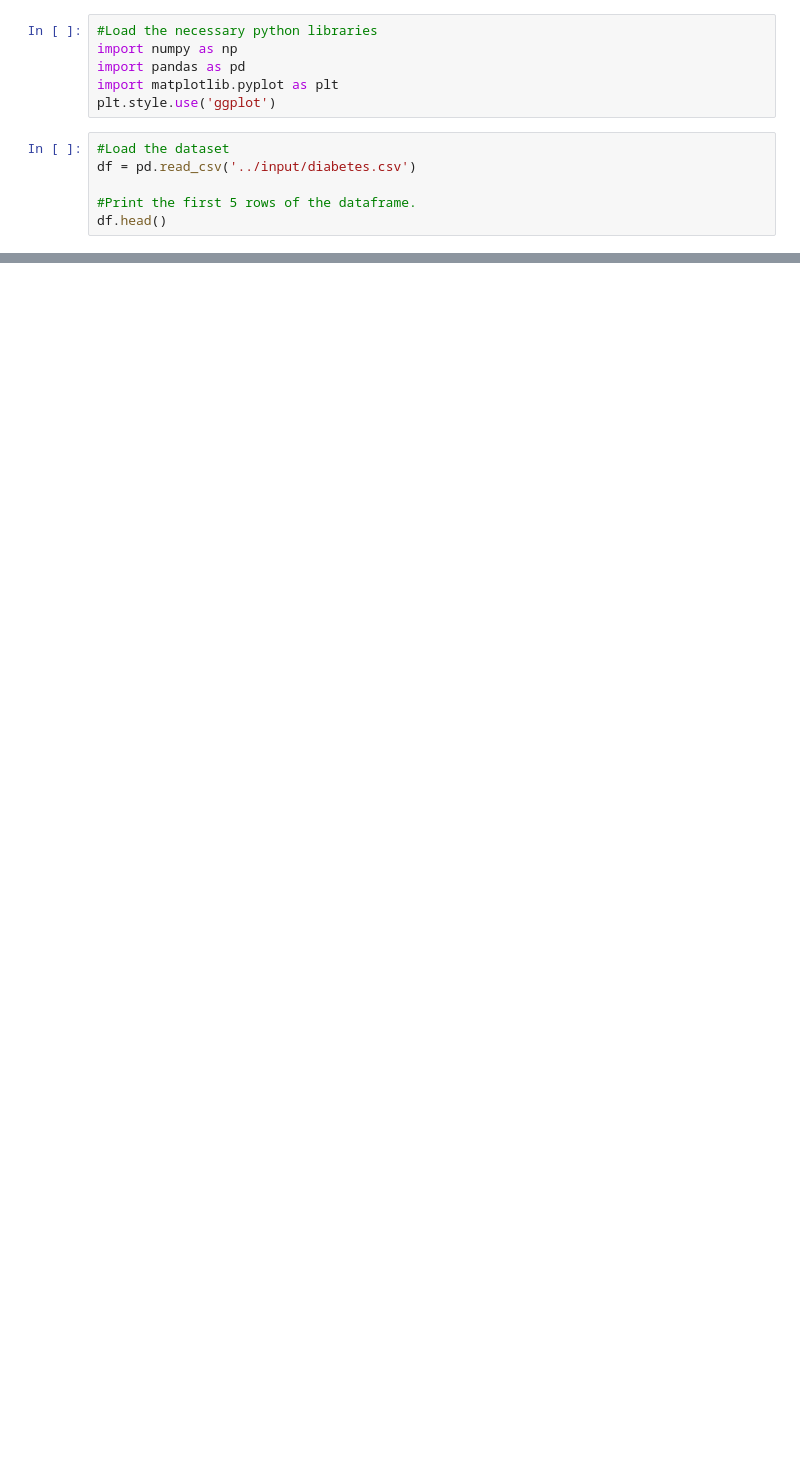
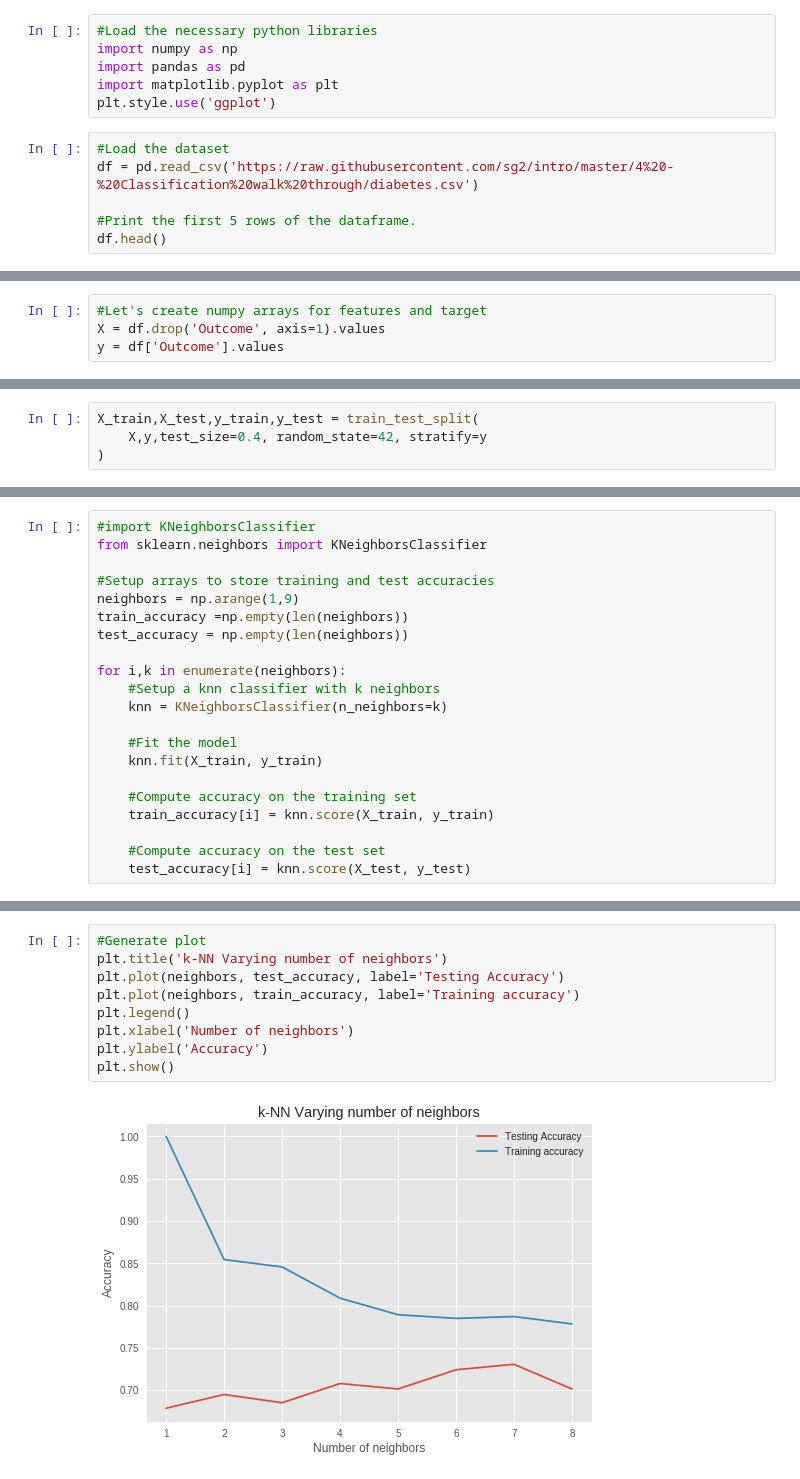
Before and after one commit to fborrasumh/intro, a Jupyter notebook: 4 - Classification walk through/Classification walk through.ipynb, the cells around one changed output, grey strips where cells are left out. Saved outputs shown, nothing was run; the diff lists cells and outputs as text; blank space fills up the shorter version.

```diff
--- a/4 - Classification walk through/Classification walk through.ipynb
+++ b/4 - Classification walk through/Classification walk through.ipynb
@@ -6,7 +12,7 @@ import matplotlib.pyplot as plt
 plt.style.use('ggplot')
 # %%
 #Load the dataset
-df = pd.read_csv('../input/diabetes.csv')
+df = pd.read_csv('https://raw.githubusercontent.com/sg2/intro/master/4%20-%20Classification%20walk%20through/diabetes.csv')
 
 #Print the first 5 rows of the dataframe.
 df.head()
@@ -14,0 +33,4 @@ FileNotFoundError: ignored
+# %%
+#Let's create numpy arrays for features and target
+X = df.drop('Outcome', axis=1).values
+y = df['Outcome'].values
@@ -14,0 +50,4 @@ FileNotFoundError: ignored
+# %%
+X_train,X_test,y_train,y_test = train_test_split(
+    X,y,test_size=0.4, random_state=42, stratify=y
+)
@@ -14,0 +60,21 @@ FileNotFoundError: ignored
+# %%
+#import KNeighborsClassifier
+from sklearn.neighbors import KNeighborsClassifier
+
+#Setup arrays to store training and test accuracies
+neighbors = np.arange(1,9)
+train_accuracy =np.empty(len(neighbors))
+test_accuracy = np.empty(len(neighbors))
+
+for i,k in enumerate(neighbors):
+    #Setup a knn classifier with k neighbors
+    knn = KNeighborsClassifier(n_neighbors=k)
+
+    #Fit the model
+    knn.fit(X_train, y_train)
+
+    #Compute accuracy on the training set
+    train_accuracy[i] = knn.score(X_train, y_train)
+
+    #Compute accuracy on the test set
+    test_accuracy[i] = knn.score(X_test, y_test)
@@ -14,0 +102,11 @@ FileNotFoundError: ignored
+# %%
+#Generate plot
+plt.title('k-NN Varying number of neighbors')
+plt.plot(neighbors, test_accuracy, label='Testing Accuracy')
+plt.plot(neighbors, train_accuracy, label='Training accuracy')
+plt.legend()
+plt.xlabel('Number of neighbors')
+plt.ylabel('Accuracy')
+plt.show()
+# %% [output]
+[figure, added]
```
Also changed, not shown: parts of 40 cells of this notebook.
